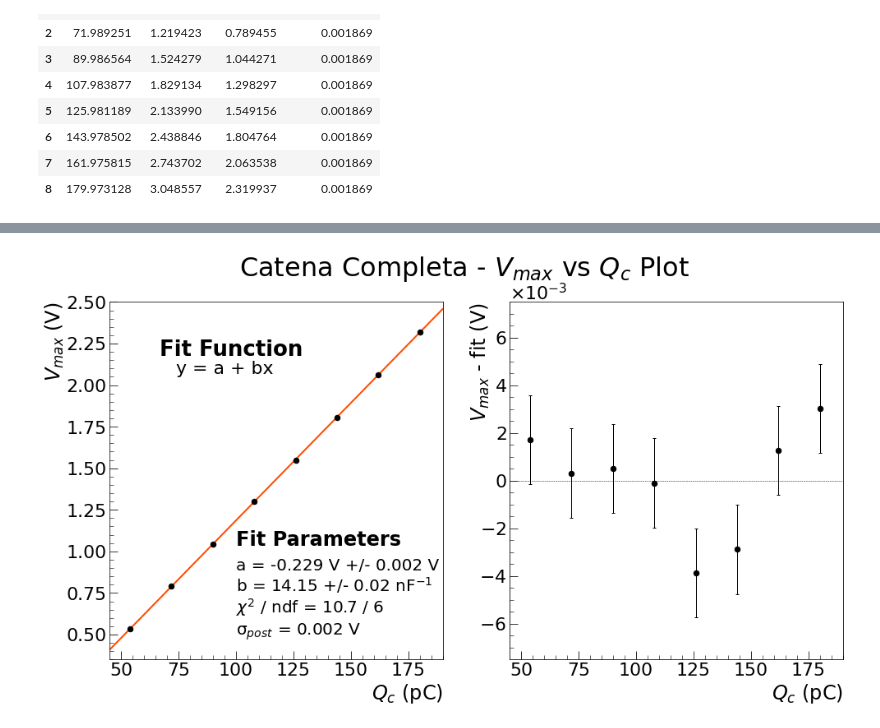
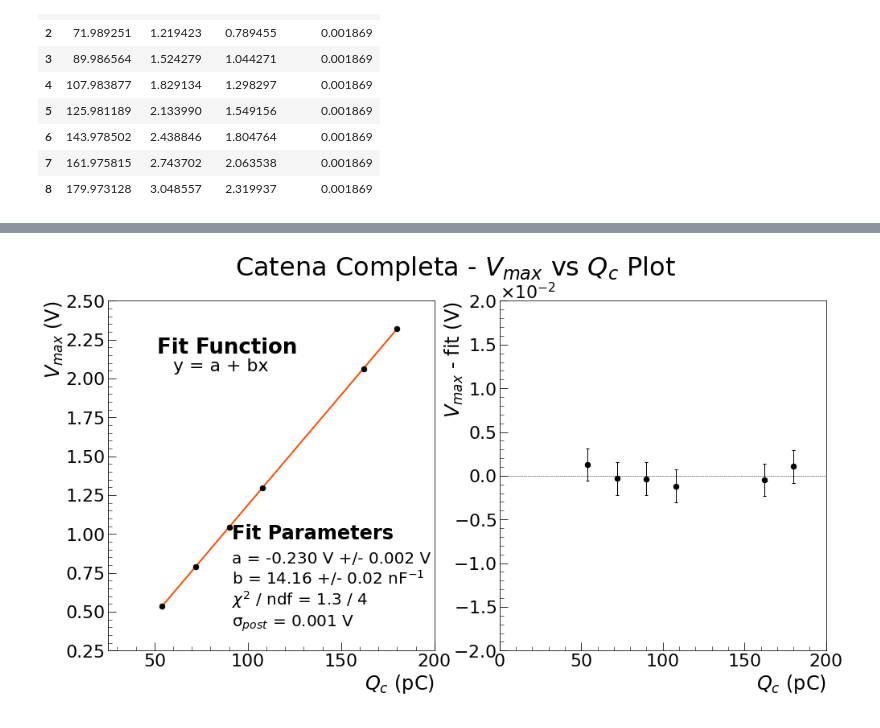
Before and after one commit to niklai99/physics_laboratory_2020_2021, a Jupyter notebook: CATENA ELETTRONICA/Python/Catena - Analysis.ipynb, the cells around one changed output, grey strips where cells are left out. Cells and saved outputs as stored; diff of their text form; code cells hidden in the pictures.

```diff
--- a/CATENA ELETTRONICA/Python/Catena - Analysis.ipynb
+++ b/CATENA ELETTRONICA/Python/Catena - Analysis.ipynb
@@ -448,3 +448,6 @@ data
 | 6 | 143.978502 | 2.438846 | 1.804764 | 0.001869 |
 | 7 | 161.975815 | 2.743702 | 2.063538 | 0.001869 |
 | 8 | 179.973128 | 3.048557 | 2.319937 | 0.001869 |
+# %%
+data.drop(axis = 0, labels = 5, inplace=True)
+data
@@ -450,0 +463,3 @@ data
+# %%
+data.drop(axis = 0, labels = 6, inplace=True)
+data
@@ -461,8 +484,10 @@ YMIN = 0.35
 YMAX = 2.5
 RESXMIN = XMIN
 RESXMAX = XMAX
-RESYMIN = -0.0075
-RESYMAX = 0.0075
+#RESYMIN = -0.0075
+#RESYMAX = 0.0075
+RESYMIN = -0.02
+RESYMAX = 0.02
 
 # PERFORM THE FIT
 par_lin, cov_lin = curve_fit(f = CA.lin, xdata = data['charge'], ydata = data['max_values'], sigma=data['err_max_values'], absolute_sigma=True)
@@ -491,7 +516,8 @@ ax1.errorbar(data['charge'], data['max_values'], xerr = 0, yerr = data['err_max_
             elinewidth=1, capsize = 2,  label = 'Data')
 
 # PLOT FIT FUNCTION
-ax1.plot(np.arange(XMIN, XMAX, 0.1), CA.lin(np.arange(XMIN, XMAX, 0.1), *par_lin), color = '#FF4B00', linewidth = 2, linestyle = 'solid', label = 'Fit')
+#ax1.plot(np.arange(XMIN, XMAX, 0.1), CA.lin(np.arange(XMIN, XMAX, 0.1), *par_lin), color = '#FF4B00', linewidth = 2, linestyle = 'solid', label = 'Fit')
+ax1.plot(data['charge'], CA.lin(data['charge'], *par_lin), color = '#FF4B00', linewidth = 2, linestyle = 'solid', label = 'Fit')
 
 # DRAW DASHED 'ZERO' LINE
 ax2.axhline(color = '#000000', linewidth = 0.5, linestyle = 'dashed')
@@ -516,34 +542,34 @@ fig.suptitle('Catena Completa - $V_{max}$ vs $Q_{c}$ Plot', fontsize=32)
 
 # AXIS LABELS
 ax1.set_xlabel('$Q_{c}$ (pC)', fontsize = 24, loc = 'right')
 ax1.set_ylabel('$V_{max}$ (V)', fontsize = 24, loc = 'top', labelpad=0)
 ax2.set_xlabel('$Q_{c}$ (pC)', fontsize = 24, loc = 'right')
 ax2.set_ylabel('$V_{max}$ - fit (V)', fontsize = 24, loc = 'top', labelpad=-15)
 
 # AXIS TICKS
 ax1.tick_params(axis = 'both', which = 'major', labelsize = 22, direction = 'in', length = 10)
 ax1.tick_params(axis = 'both', which = 'minor', labelsize = 22, direction = 'in', length = 5)
 ax1.set_xticks(ticks = ax1.get_xticks(), minor = True)
 ax1.set_yticks(ticks = ax1.get_yticks(), minor = True)
 ax1.minorticks_on()
 ax2.tick_params(axis = 'both', which = 'major', labelsize = 22, direction = 'in', length = 10)
 ax2.tick_params(axis = 'both', which = 'minor', labelsize = 22, direction = 'in', length = 5)
 ax2.set_xticks(ticks = ax1.get_xticks(), minor = True)
 ax2.set_yticks(ticks = ax1.get_yticks(), minor = True)
 ax2.minorticks_on()
 ax2.yaxis.set_major_formatter(ScalarFormatter(useMathText=True))
 ax2.yaxis.get_offset_text().set_fontsize(22)
 ax2.ticklabel_format(axis = 'y', style = 'scientific', scilimits = (0, 0))
 
 # PLOT RANGE
-ax1.set_xlim(left = XMIN, right = XMAX)
-ax1.set_ylim(bottom = YMIN, top = YMAX)
-ax2.set_xlim(left = RESXMIN, right = RESXMAX)
+#ax1.set_xlim(left = XMIN, right = XMAX)
+#ax1.set_ylim(bottom = YMIN, top = YMAX)
+#ax2.set_xlim(left = RESXMIN, right = RESXMAX)
 ax2.set_ylim(bottom = RESYMIN, top = RESYMAX)
 
 # SAVE FIGURE
 #fig.savefig('../Plots/Catena/catena_linearity.png', dpi = 300, facecolor = 'white')
 
 plt.show()
 # %% [output]
-[figure, old version]
+[figure, new version]
```
Also changed, not shown: parts of 2 cells of this notebook.
